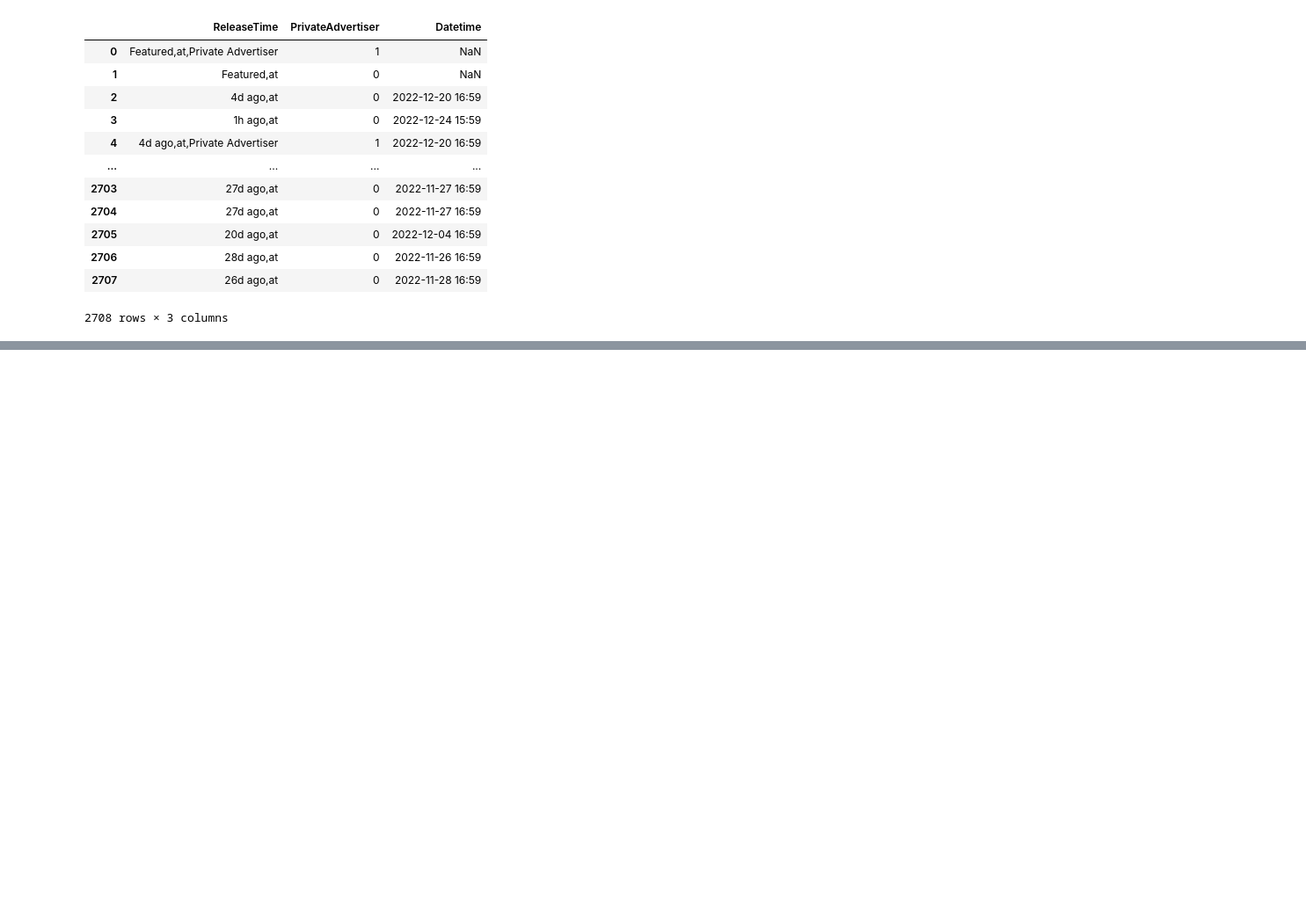
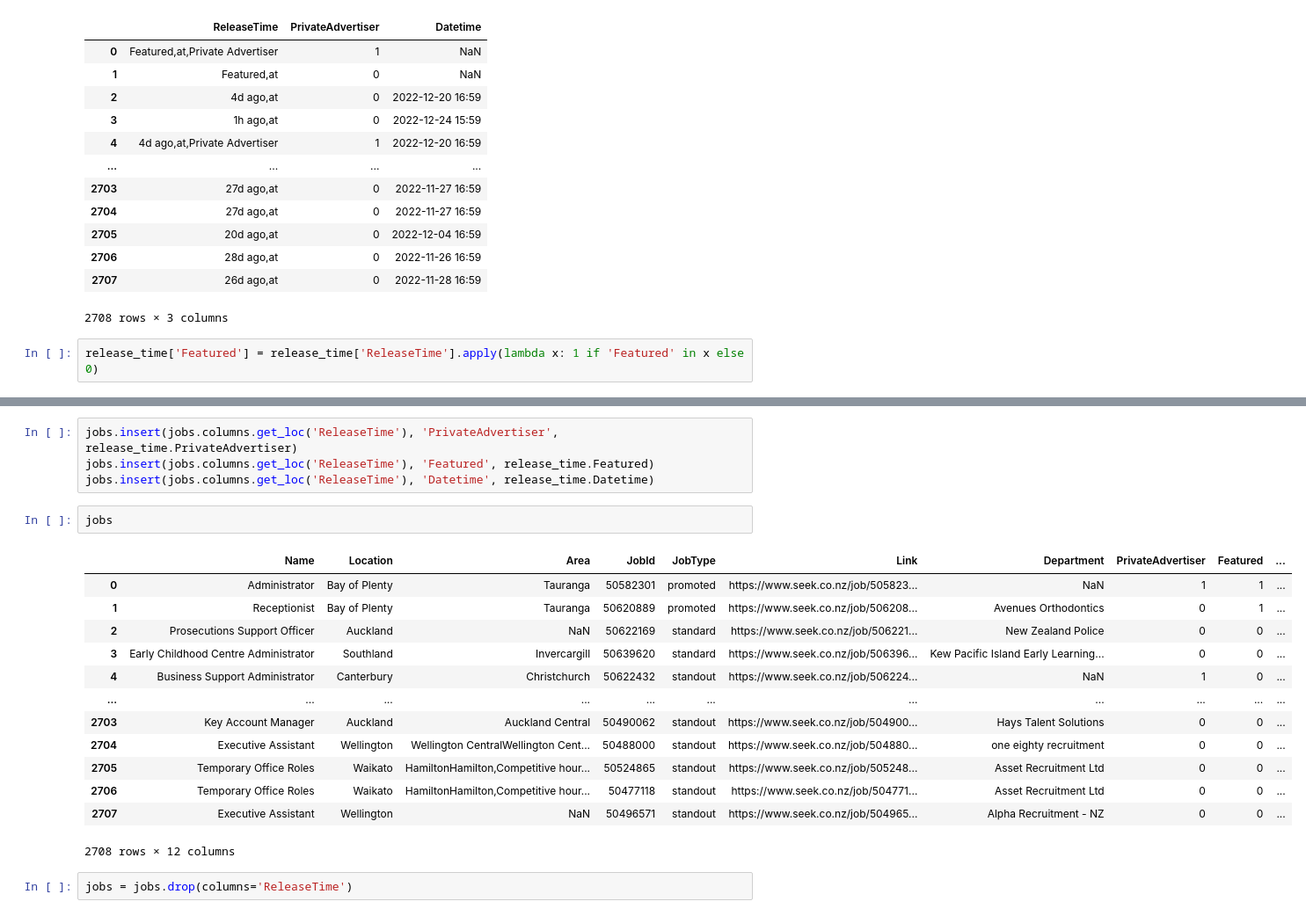
Before and after one commit to WhatKS/DA_Course_QILIU, a Jupyter notebook: 2022_12_23/scripts.ipynb, the cells around one changed output, grey strips where cells are left out. Shown at 88% size. Cells and saved outputs as stored; diff of their text form; blank space fills up the shorter version.

```diff
--- a/2022_12_23/scripts.ipynb
+++ b/2022_12_23/scripts.ipynb
@@ -559,3 +541,5 @@ release_time
 | 2706 | 28d ago,at | 0 | 2022-11-26 16:59 |
 | 2707 | 26d ago,at | 0 | 2022-11-28 16:59 |
 2708 rows × 3 columns
+# %%
+release_time['Featured'] = release_time['ReleaseTime'].apply(lambda x: 1 if 'Featured' in x else 0)
@@ -561,0 +578,22 @@ release_time
+# %%
+jobs.insert(jobs.columns.get_loc('ReleaseTime'), 'PrivateAdvertiser', release_time.PrivateAdvertiser)
+jobs.insert(jobs.columns.get_loc('ReleaseTime'), 'Featured', release_time.Featured)
+jobs.insert(jobs.columns.get_loc('ReleaseTime'), 'Datetime', release_time.Datetime)
+# %%
+jobs
+# %% [output]
+|  | Name | Location | Area | JobId | JobType | Link | Department | PrivateAdvertiser | Featured | ... |
+| 0 | Administrator | Bay of Plenty | Tauranga | 50582301 | promoted | https://www.seek.co.nz/job/505823... | NaN | 1 | 1 | ... |
+| 1 | Receptionist | Bay of Plenty | Tauranga | 50620889 | promoted | https://www.seek.co.nz/job/506208... | Avenues Orthodontics | 0 | 1 | ... |
+| 2 | Prosecutions Support Officer | Auckland | NaN | 50622169 | standard | https://www.seek.co.nz/job/506221... | New Zealand Police | 0 | 0 | ... |
+| 3 | Early Childhood Centre Administrator | Southland | Invercargill | 50639620 | standard | https://www.seek.co.nz/job/506396... | Kew Pacific Island Early Learning... | 0 | 0 | ... |
+| 4 | Business Support Administrator | Canterbury | Christchurch | 50622432 | standout | https://www.seek.co.nz/job/506224... | NaN | 1 | 0 | ... |
+| ... | ... | ... | ... | ... | ... | ... | ... | ... | ... | ... |
+| 2703 | Key Account Manager | Auckland | Auckland Central | 50490062 | standout | https://www.seek.co.nz/job/504900... | Hays Talent Solutions | 0 | 0 | ... |
+| 2704 | Executive Assistant | Wellington | Wellington CentralWellington Cent... | 50488000 | standout | https://www.seek.co.nz/job/504880... | one eighty recruitment | 0 | 0 | ... |
+| 2705 | Temporary Office Roles | Waikato | HamiltonHamilton,Competitive hour... | 50524865 | standout | https://www.seek.co.nz/job/505248... | Asset Recruitment Ltd | 0 | 0 | ... |
+| 2706 | Temporary Office Roles | Waikato | HamiltonHamilton,Competitive hour... | 50477118 | standout | https://www.seek.co.nz/job/504771... | Asset Recruitment Ltd | 0 | 0 | ... |
+| 2707 | Executive Assistant | Wellington | NaN | 50496571 | standout | https://www.seek.co.nz/job/504965... | Alpha Recruitment - NZ | 0 | 0 | ... |
+2708 rows × 12 columns
+# %%
+jobs = jobs.drop(columns='ReleaseTime')
```
Also changed, not shown: parts of 32 cells of this notebook, 2 other files.
